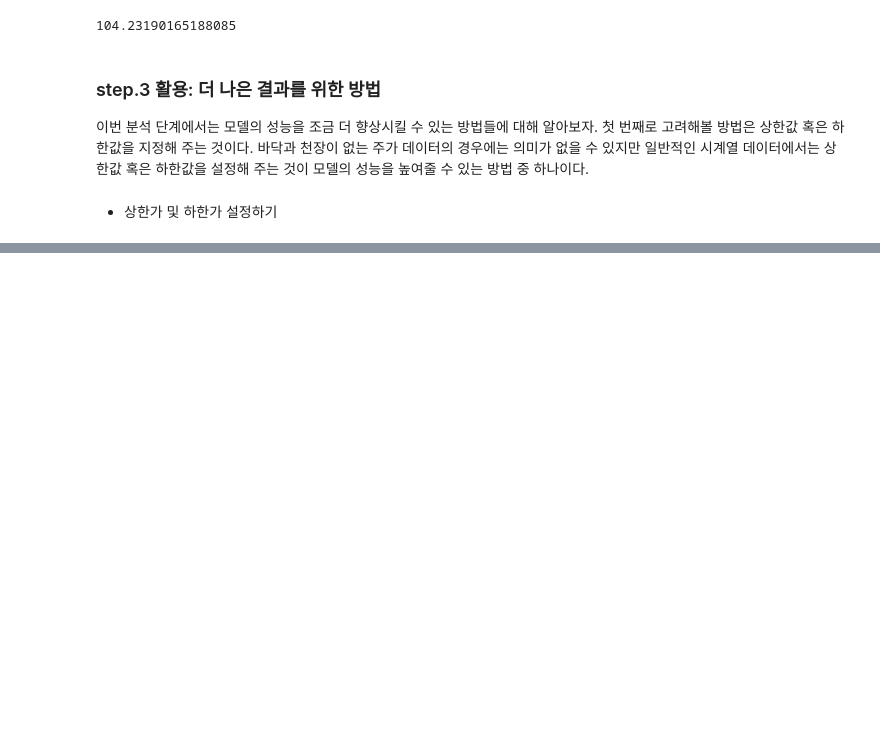
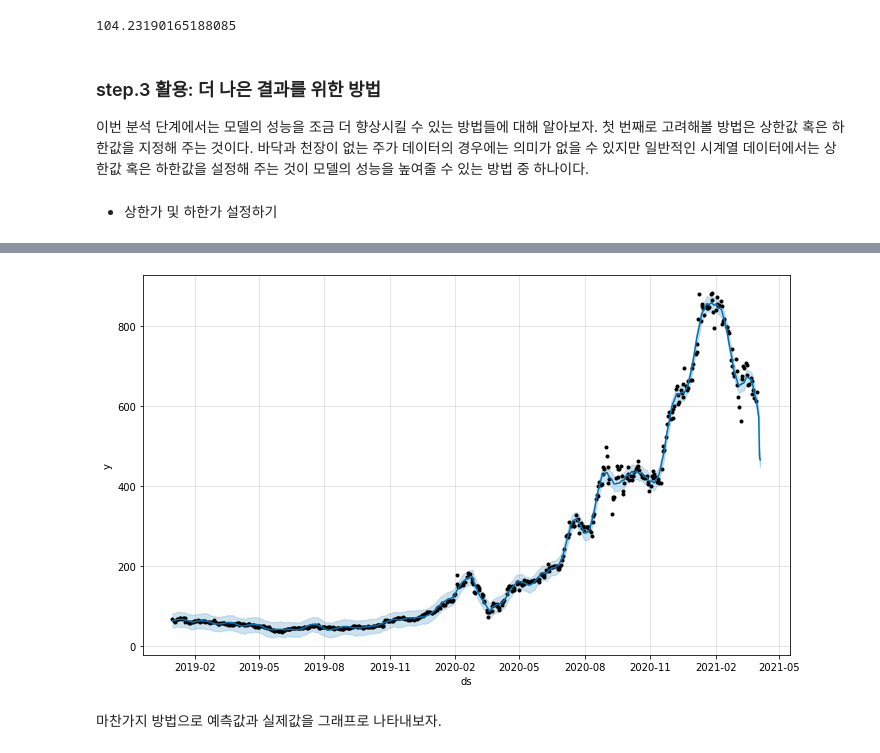
Before and after one commit to jaeyoon89/jaeyoon_study, a Jupyter notebook: tsla_data_analysis.ipynb, the cells around one changed output, grey strips where cells are left out. Drawn from its saved outputs; the diff is of its cells as text; code cells hidden in the pictures; blank space fills up the shorter version.

```diff
--- a/tsla_data_analysis.ipynb
+++ b/tsla_data_analysis.ipynb
@@ -351,0 +395,29 @@ NameError: name 'bitcoin_df' is not defined
+# %%
+tsla_df = yf.download('TSLA',
+                      start='2019-01-01',
+                      end='2021-03-31',
+                      progress=False)
+
+tsla_df = tsla_df[["Close"]]
+
+tsla_df = tsla_df.reset_index()
+
+tsla_df.columns = ['ds', 'y']
+
+tsla_df.loc[tsla_df['y'] > 2000, 'y'] = None
+# %%
+prophet = Prophet(seasonality_mode='multiplicative',
+                  yearly_seasonality=True,
+                  weekly_seasonality=True, daily_seasonality=True,
+                  changepoint_prior_scale=0.5)
+
+prophet.fit(tsla_df)
+
+future_data = prophet.make_future_dataframe(periods=5, freq='d')
+forecast_data = prophet.predict(future_data)
+
+fig = prophet.plot(forecast_data)
+# %% [output]
+[figure, added]
+# %% [markdown]
+마찬가지 방법으로 예측값과 실제값을 그래프로 나타내보자.
```
Also changed, not shown: parts of 14 cells of this notebook.
